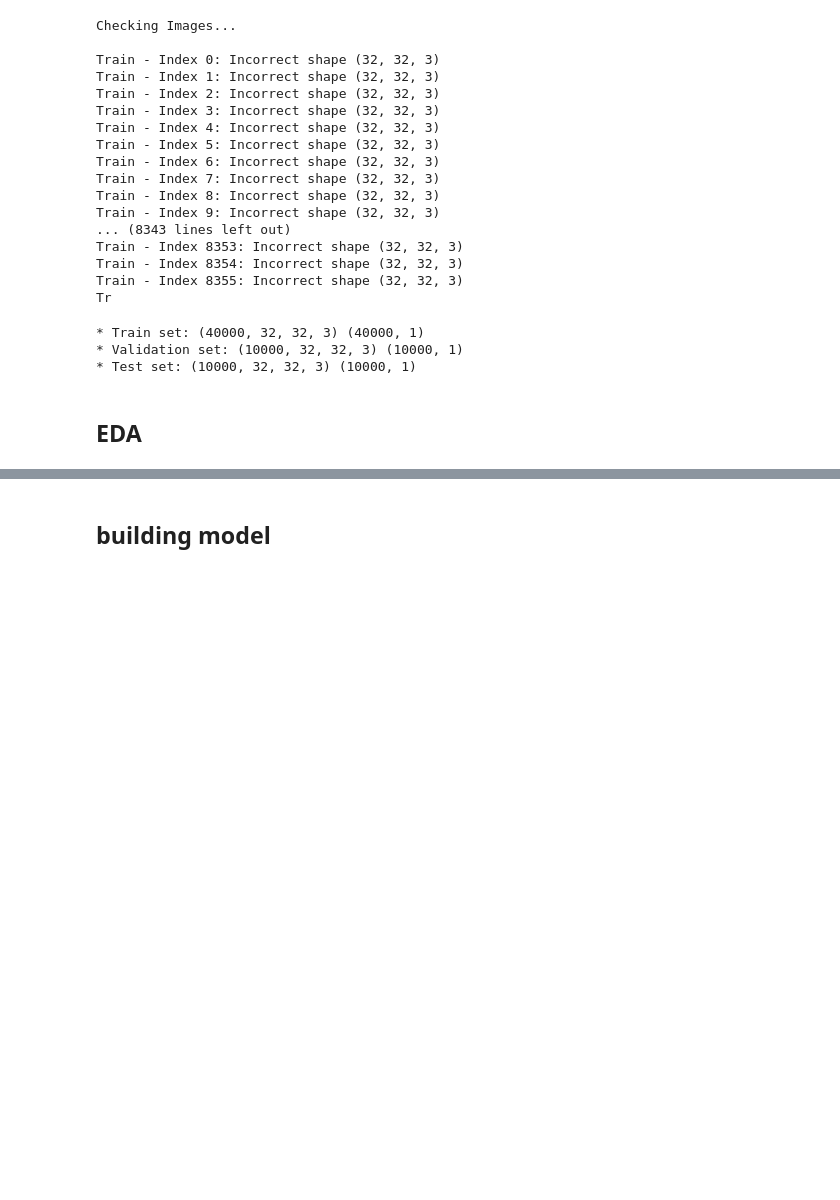
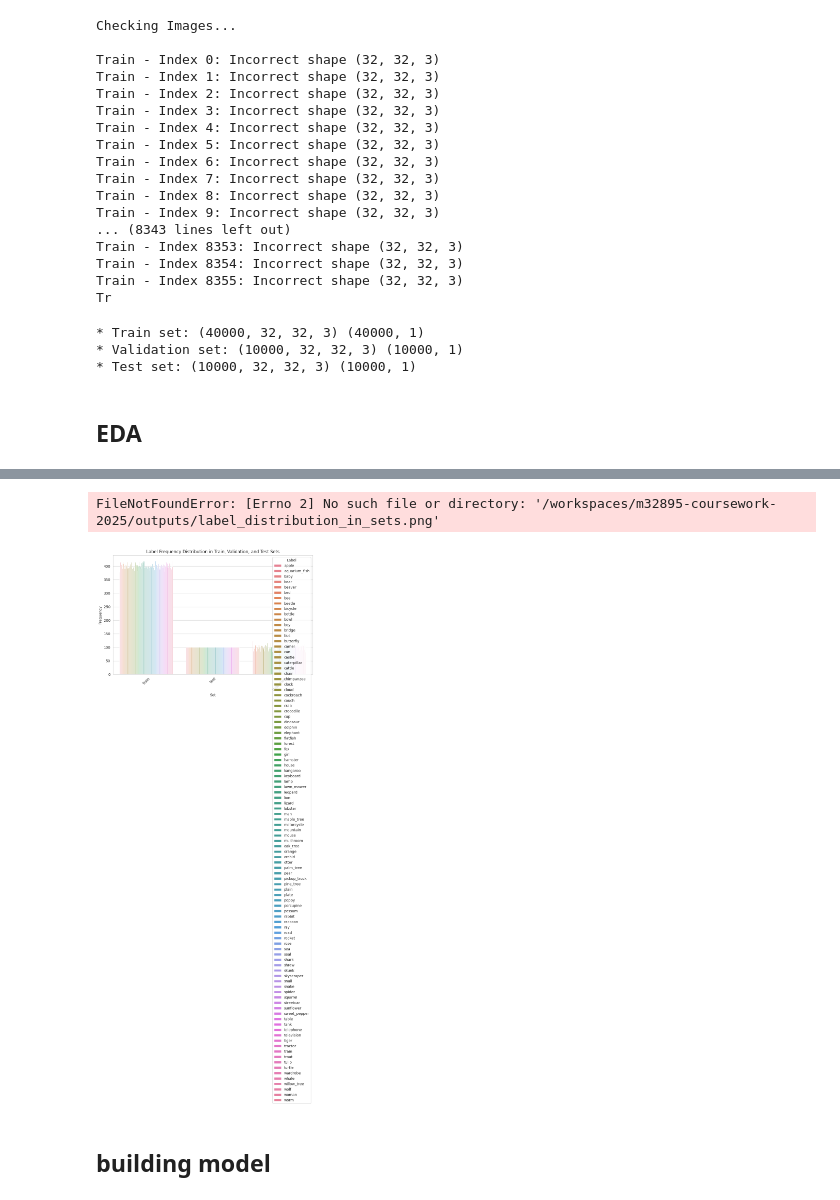
Before and after one commit to DawudAli123/Course-Work-Big-Data-2025, a Jupyter notebook: M32895_main_CW_up2089158_up2060325.ipynb, the cells around one changed output, grey strips where cells are left out. Drawn from its saved outputs; the diff is of its cells as text; code cells hidden in the pictures; blank space fills up the shorter version.

```diff
--- a/M32895_main_CW_up2089158_up2060325.ipynb
+++ b/M32895_main_CW_up2089158_up2060325.ipynb
@@ -169,3 +199,15 @@ IndexError: list index out of range
+# %%
+# Visualize the label distribution and save image
+sns.set_style("whitegrid")
+plt.figure(figsize=(10, 6))
+sns.barplot(data=df_freq, x='Set', y='Frequency', hue='Label')
+plt.xticks(rotation=45)
+plt.title("Label Frequency Distribution in Train, Validation, and Test Sets")
+plt.savefig("/workspaces/m32895-coursework-2025/outputs/label_distribution_in_sets.png", bbox_inches='tight', dpi=150)
+plt.show()
+# %% [output]
+FileNotFoundError: [Errno 2] No such file or directory: '/workspaces/m32895-coursework-2025/outputs/label_distribution_in_sets.png'
+[figure, added]
 # %% [markdown]
 ## building model
 # %%
```
Also changed, not shown: parts of 3 cells of this notebook, 1 other file.
